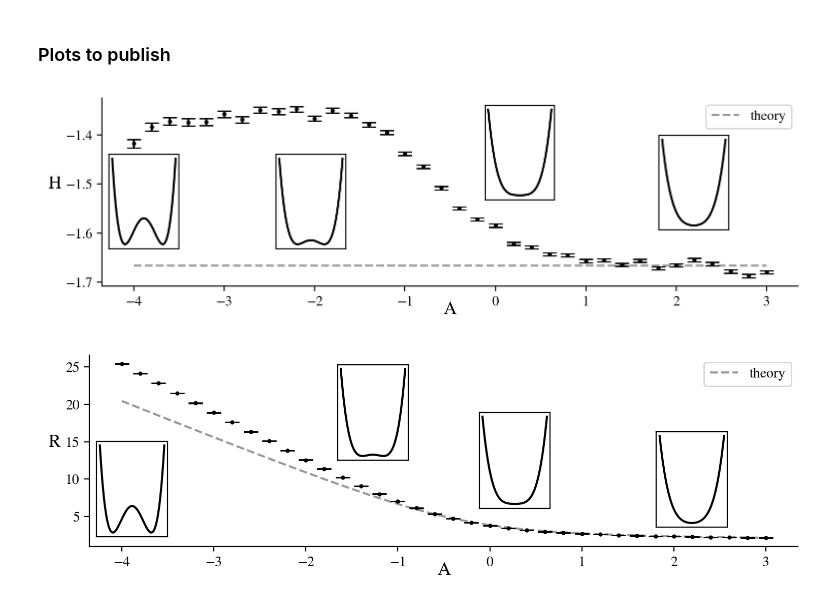
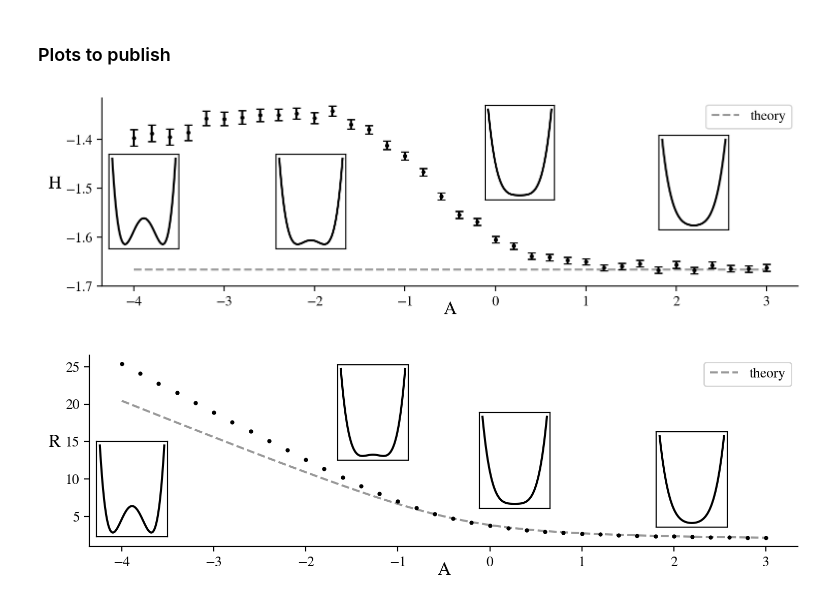
Before and after one commit to ashmat98/nsolve-sde, a Jupyter notebook: 3d check theory only memory anharmonic1 (plots).ipynb, the cells around one changed output. Saved outputs shown, nothing was run; the diff lists cells and outputs as text; code cells hidden in the pictures.

```diff
--- a/3d check theory only memory anharmonic1 (plots).ipynb
+++ b/3d check theory only memory anharmonic1 (plots).ipynb
@@ -1,4 +1,6 @@
 # %%
 from utils import *
+# %%
+plt.rcParams["figure.facecolor"] = "white"
 # %%
 pool = Pool(4)
@@ -33,6 +16,8 @@ params = [
 
 As = np.arange(-8,3.1,0.20)
 As = As[As>=-4]
+
+As = np.arange(0.5,3.1,0.01)
 
 params += [dict(A=A,B=B,g0=g0,b=b,ka=ka) for A in As]
 
@@ -381,12 +389,14 @@ plt.plot(df.A,uxry1, ".", ms=30)
 ### Plots to publish
 # %%
 from nsdesolve import U_2
+# %%
+factor = 3
 # %%
 plt.figure(figsize=(9,2.5), dpi=200)
 
 plt.plot(df.A, df["H"],"--",label=f"theory", c="k", alpha=0.4)
 
-plt.errorbar(df.A, df["xvy"], yerr=df["xvy_err"]*factor, capsize=5, marker="o", ls="none", ms=2,
+plt.errorbar(df.A, df["xvy"], yerr=df["xvy_err"]*factor, capsize=3, marker="o", ls="none", ms=2,
                 c="k")
 plt.xlabel("A",labelpad=-5,fontdict={"size":13})
 plt.ylabel("H",rotation=0,labelpad=8,fontdict={"size":13})
@@ -395,41 +405,43 @@ plt.gca().spines['top'].set_visible(False)
 
 plt.yticks(np.arange(-1.70,-1.31, 0.1))
 ins = plt.gca().inset_axes([0.01,0.2,0.1,0.5])
 ins.set_xticks([])
 ins.set_yticks([])
 r = np.linspace(-15,15,100)
 ins.plot(r, U_2(-4,B, 0,0,0, r, np.zeros_like(r)), c="k");
 
 
 ins = plt.gca().inset_axes([0.25,0.2,0.1,0.5])
 ins.set_xticks([])
 ins.set_yticks([])
 r = np.linspace(-15,15,100)
 ins.plot(r, U_2(-2,B, 0,0,0, r, np.zeros_like(r)), c="k");
 
 ins = plt.gca().inset_axes([0.55,0.46,0.1,0.5])
 ins.set_xticks([])
 ins.set_yticks([])
 r = np.linspace(-15,15,100)
 ins.plot(r, U_2(0.5,B, 0,0,0, r, np.zeros_like(r)), c="k");
 
 ins = plt.gca().inset_axes([0.8,0.3,0.1,0.5])
 ins.set_xticks([])
 ins.set_yticks([])
 r = np.linspace(-15,15,100)
 ins.plot(r, U_2(2.3,B, 0,0,0, r, np.zeros_like(r)), c="k");
 
 plt.legend()
 plt.savefig("H_plot.pdf", bbox_inches = 'tight', pad_inches = 0.08)
 # %% [output]
-[figure, old version]
+[figure, new version]
 # %%
 plt.figure(figsize=(9,2.5), dpi=200)
 
 plt.plot(df.A, df["R"],"--",label=f"theory", c="k", alpha=0.4)
 
-plt.errorbar(df.A, df["xx"], yerr=df["xx_err"]*factor, capsize=5, marker="o", ls="none", ms=2,
-                c="k")
+# plt.errorbar(df.A, df["xx"], yerr=df["xx_err"]*factor, capsize=5, marker="o", ls="none", ms=2,
+#                 c="k")
+plt.plot(df.A, df["xx"], marker="o", ls="none", ms=2, c="k")
+
 plt.xlabel("A",labelpad=-5,fontdict={"size":13})
 plt.ylabel("R",rotation=0,labelpad=8,fontdict={"size":13})
 plt.gca().spines['right'].set_visible(False)
@@ -465,4 +477,4 @@ plt.legend()
 plt.savefig("R_plot.pdf",bbox_inches = 'tight',
     pad_inches = 0.08)
 # %% [output]
-[figure, old version]
+[figure, new version]
```
Also changed, not shown: parts of 27 cells of this notebook, 5 other files.
